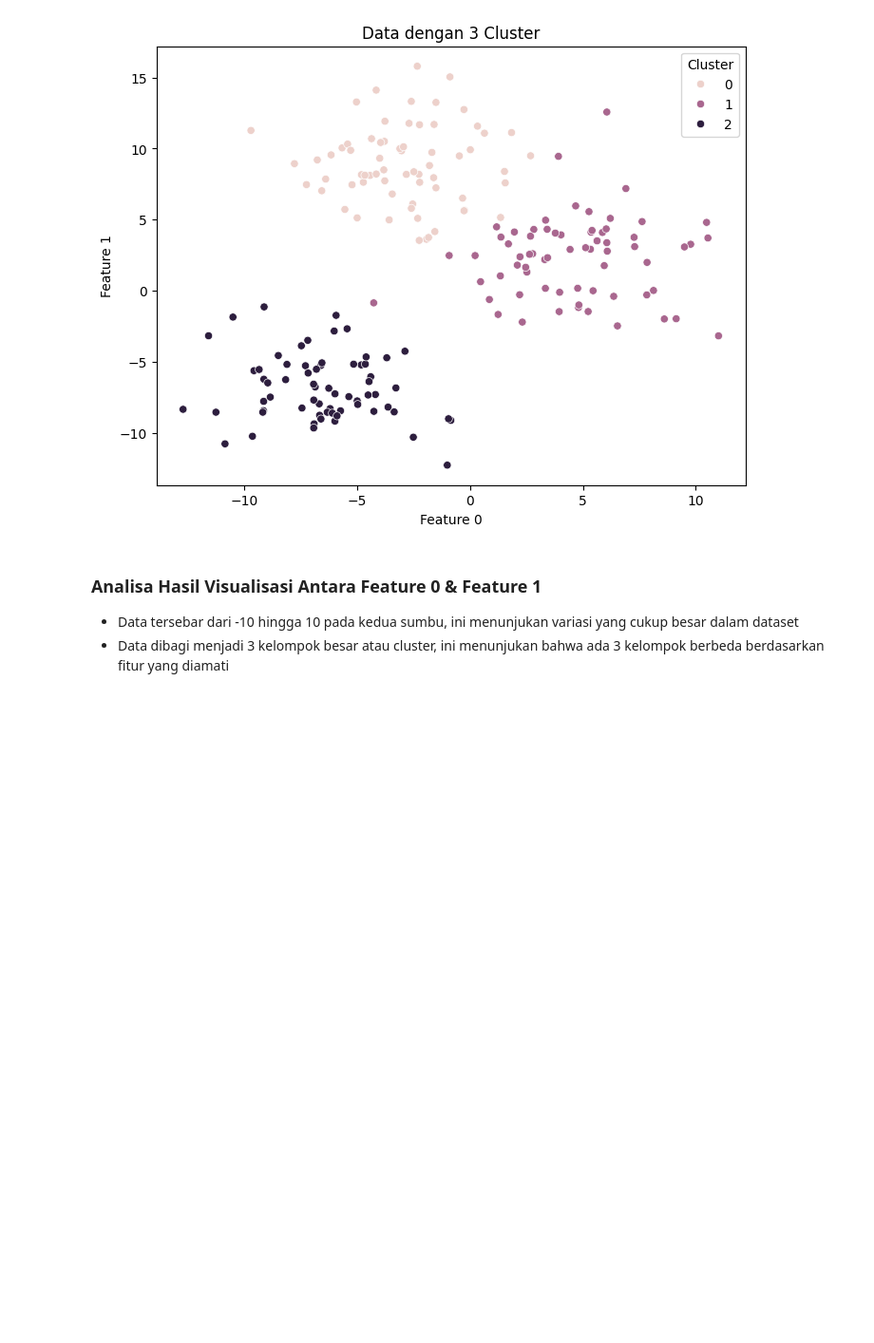
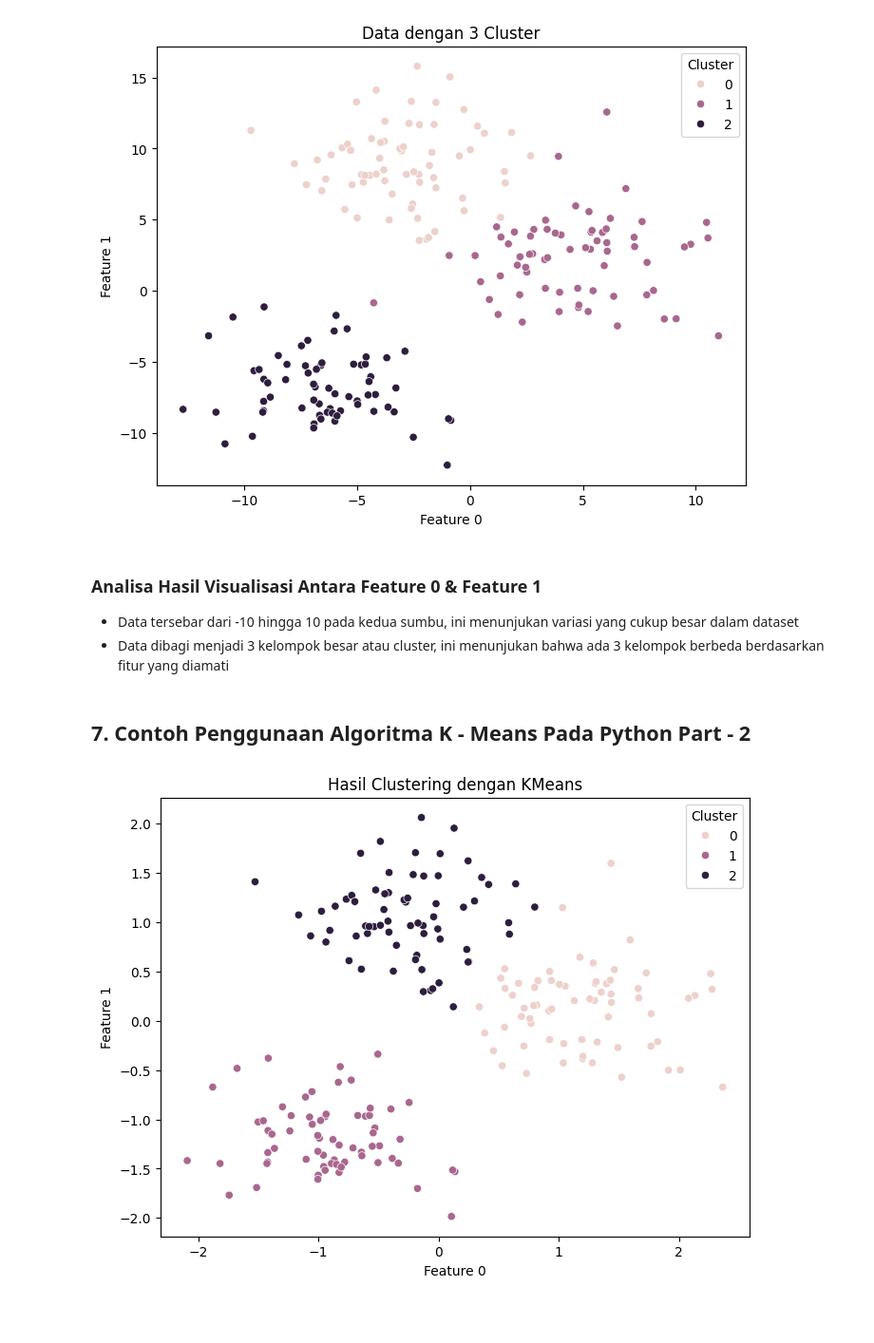
Before and after one commit to UsepSyaikalArifin/basic_machine_learning, a Jupyter notebook: machine_learning_algoritma_k_means_dengan_python.ipynb, the cells around one changed output. Shown at 95% size. Saved outputs shown, nothing was run; the diff lists cells and outputs as text; code cells hidden in the pictures; blank space fills up the shorter version.

Commit message:
Contoh Penggunaan Algoritma K - Means Pada Python Part - 2

```diff
--- a/machine_learning_algoritma_k_means_dengan_python.ipynb
+++ b/machine_learning_algoritma_k_means_dengan_python.ipynb
@@ -132,5 +132,32 @@ array([1, 0, 2, 2, 2, 2, 0, 2, 1, 2])
   <li>Data tersebar dari -10 hingga 10 pada kedua sumbu, ini menunjukan variasi yang cukup besar dalam dataset</li>
   <li>Data dibagi menjadi 3 kelompok besar atau cluster, ini menunjukan bahwa ada 3 kelompok berbeda berdasarkan fitur yang diamati</li>
 </ul>
+# %% [markdown]
+<h2>7. Contoh Penggunaan Algoritma K - Means Pada Python Part - 2</h2>
+# %%
+# Import StandardScaler agar dapat melakukan standardisasi data
+from sklearn.preprocessing import StandardScaler
+
+# Transformasi data menggunakan StandardScaler
+standard_scaler = StandardScaler()
+scaled_features = standard_scaler.fit_transform(features)
+
+# Import KMeans agar dapat melakukan clustering
+from sklearn.cluster import KMeans
+model_kmeans = KMeans(n_clusters=3, random_state=42)
+
+# Fitting model ke data
+result = model_kmeans.fit_predict(scaled_features)
+
+# Visualisasi hasil clustering
+fig, axs = plt.subplots(1, 1, figsize=(8, 6))
+sns.scatterplot(x=scaled_features[:, 0], y=scaled_features[:, 1], hue=result, ax=axs)
+axs.set_title("Hasil Clustering dengan KMeans")
+axs.set_xlabel("Feature 0")
+axs.set_ylabel("Feature 1")
+axs.legend(title="Cluster")
+plt.show()
+# %% [output]
+[figure, added]
 # %% [markdown]
 <h2></h2>
```
